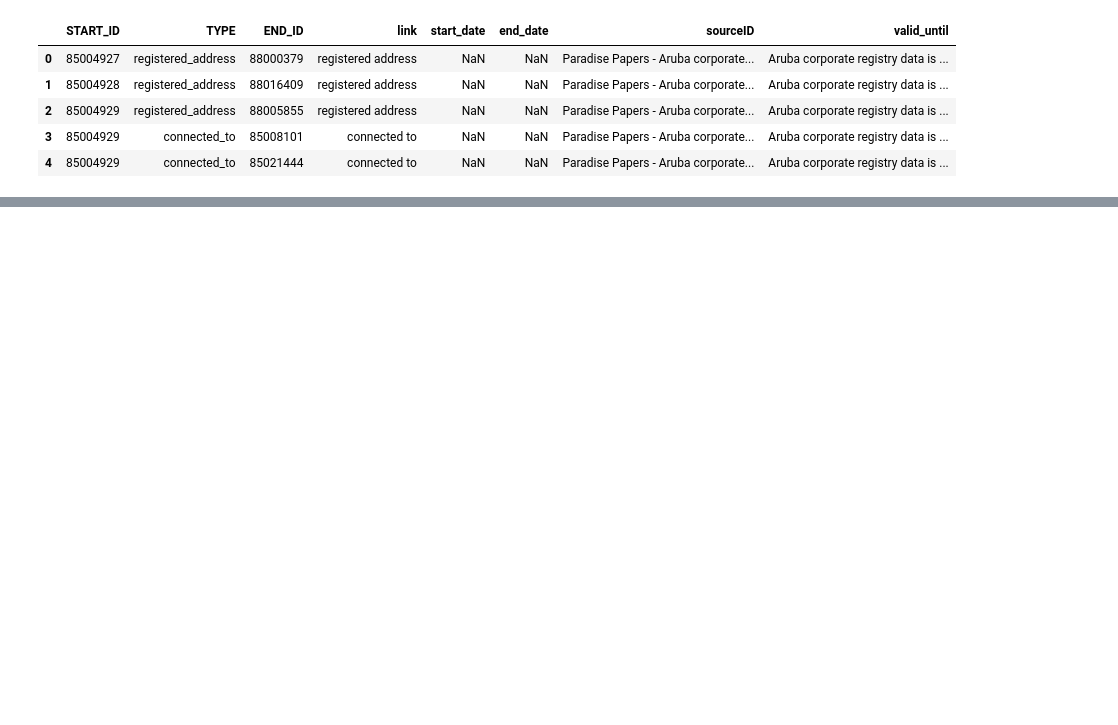
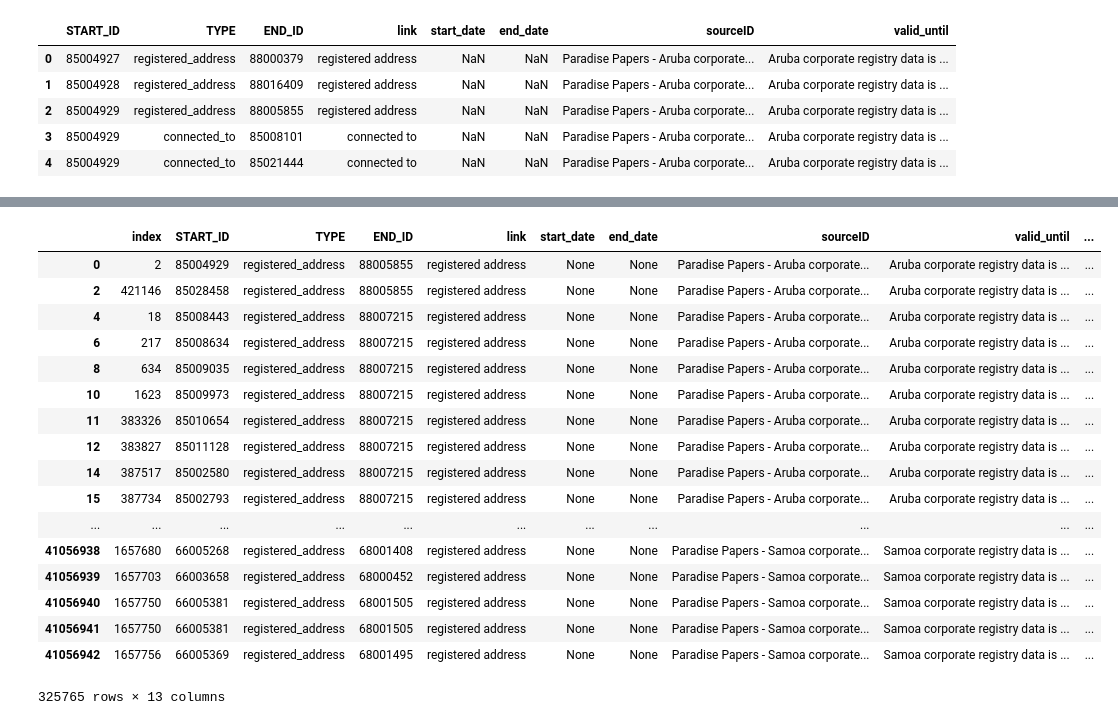
Before and after one commit to sabburi/mgt-8803, a Jupyter notebook: sri.ipynb, the cells around one changed output, grey strips where cells are left out. Drawn from its saved outputs; the diff is of its cells as text; code cells hidden in the pictures; blank space fills up the shorter version.

```diff
--- a/sri.ipynb
+++ b/sri.ipynb
@@ -90,0 +140,2 @@ filtered_df.to_csv("filtered_countries.csv")
+# %%
+more_countries = countries.append(test.loc[:, lambda df: ['node_id', 'countries']], ignore_index = True)
@@ -90,0 +160,24 @@ filtered_df.to_csv("filtered_countries.csv")
+# %%
+bigger_merged_df = edges.merge(more_countries, left_on="START_ID", right_on= "node_id")
+bigger_merged_df = bigger_merged_df.merge(more_countries, left_on="END_ID", right_on= "node_id", suffixes = ("_start", "_end"))
+# %%
+bigger_filtered_df = bigger_merged_df[(bigger_merged_df["countries_start"].isnull() == False) & (bigger_merged_df["countries_end"].isnull() == False)]
+# %% [output]
+|  | index | START_ID | TYPE | END_ID | link | start_date | end_date | sourceID | valid_until | ... |
+| 0 | 2 | 85004929 | registered_address | 88005855 | registered address | None | None | Paradise Papers - Aruba corporate... | Aruba corporate registry data is ... | ... |
+| 2 | 421146 | 85028458 | registered_address | 88005855 | registered address | None | None | Paradise Papers - Aruba corporate... | Aruba corporate registry data is ... | ... |
+| 4 | 18 | 85008443 | registered_address | 88007215 | registered address | None | None | Paradise Papers - Aruba corporate... | Aruba corporate registry data is ... | ... |
+| 6 | 217 | 85008634 | registered_address | 88007215 | registered address | None | None | Paradise Papers - Aruba corporate... | Aruba corporate registry data is ... | ... |
+| 8 | 634 | 85009035 | registered_address | 88007215 | registered address | None | None | Paradise Papers - Aruba corporate... | Aruba corporate registry data is ... | ... |
+| 10 | 1623 | 85009973 | registered_address | 88007215 | registered address | None | None | Paradise Papers - Aruba corporate... | Aruba corporate registry data is ... | ... |
+| 11 | 383326 | 85010654 | registered_address | 88007215 | registered address | None | None | Paradise Papers - Aruba corporate... | Aruba corporate registry data is ... | ... |
+| 12 | 383827 | 85011128 | registered_address | 88007215 | registered address | None | None | Paradise Papers - Aruba corporate... | Aruba corporate registry data is ... | ... |
+| 14 | 387517 | 85002580 | registered_address | 88007215 | registered address | None | None | Paradise Papers - Aruba corporate... | Aruba corporate registry data is ... | ... |
+| 15 | 387734 | 85002793 | registered_address | 88007215 | registered address | None | None | Paradise Papers - Aruba corporate... | Aruba corporate registry data is ... | ... |
+| ... | ... | ... | ... | ... | ... | ... | ... | ... | ... | ... |
+| 41056938 | 1657680 | 66005268 | registered_address | 68001408 | registered address | None | None | Paradise Papers - Samoa corporate... | Samoa corporate registry data is ... | ... |
+| 41056939 | 1657703 | 66003658 | registered_address | 68000452 | registered address | None | None | Paradise Papers - Samoa corporate... | Samoa corporate registry data is ... | ... |
+| 41056940 | 1657750 | 66005381 | registered_address | 68001505 | registered address | None | None | Paradise Papers - Samoa corporate... | Samoa corporate registry data is ... | ... |
+| 41056941 | 1657750 | 66005381 | registered_address | 68001505 | registered address | None | None | Paradise Papers - Samoa corporate... | Samoa corporate registry data is ... | ... |
+| 41056942 | 1657756 | 66005369 | registered_address | 68001495 | registered address | None | None | Paradise Papers - Samoa corporate... | Samoa corporate registry data is ... | ... |
+325765 rows × 13 columns
```
Also changed, not shown: parts of 9 cells of this notebook.
